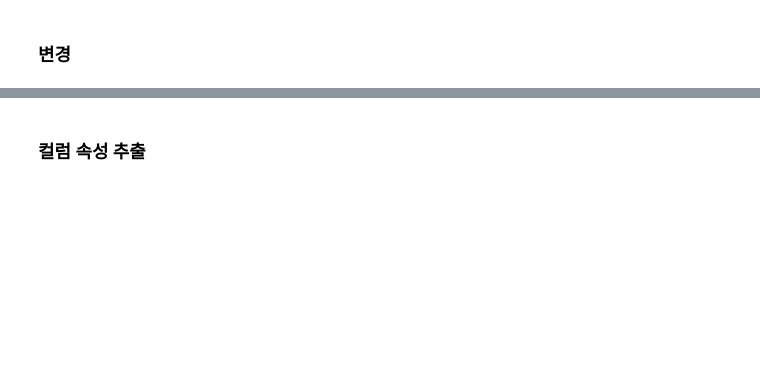
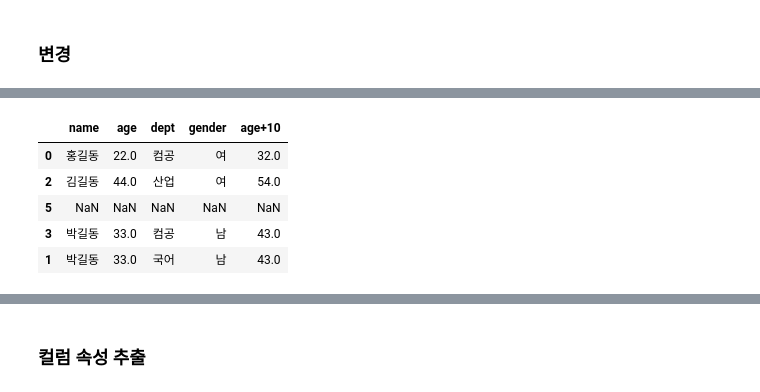
Before and after one commit to 201411096/kosmo_PythonBasic, a Jupyter notebook: eAnalysis/02_pandas_class/Ex01_DataFrame개념.ipynb, the cells around one changed output, grey strips where cells are left out. Saved outputs shown, nothing was run; the diff lists cells and outputs as text; code cells hidden in the pictures; blank space fills up the shorter version.

```diff
--- a/eAnalysis/02_pandas_class/Ex01_DataFrame개념.ipynb
+++ b/eAnalysis/02_pandas_class/Ex01_DataFrame개념.ipynb
@@ -55,3 +140,5 @@ mydata = {
 ### 컬럼 추가, 행 추가
 # %%
 # 컬럼 추가
+df['gender'] = ['여', '남', '여']
+df
@@ -61,0 +150,4 @@ mydata = {
+# %%
+# 행 추가
+df.loc[3]=['박길동', 33, '컴공', '남']
+df
@@ -68,2 +185,13 @@ mydata = {
+# %%
+# 컬럼연산
+df['age+10']=df['age']+10
+df
+# %% [output]
+|  | name | age | dept | gender | age+10 |
+| 0 | 홍길동 | 22.0 | 컴공 | 여 | 32.0 |
+| 2 | 김길동 | 44.0 | 산업 | 여 | 54.0 |
+| 5 | NaN | NaN | NaN | NaN | NaN |
+| 3 | 박길동 | 33.0 | 컴공 | 남 | 43.0 |
+| 1 | 박길동 | 33.0 | 국어 | 남 | 43.0 |
 # %%
 # 5 행에 'dept'열의 값을 '인문'으로 변경
```
Also changed, not shown: parts of 29 cells of this notebook, 5 other files.
